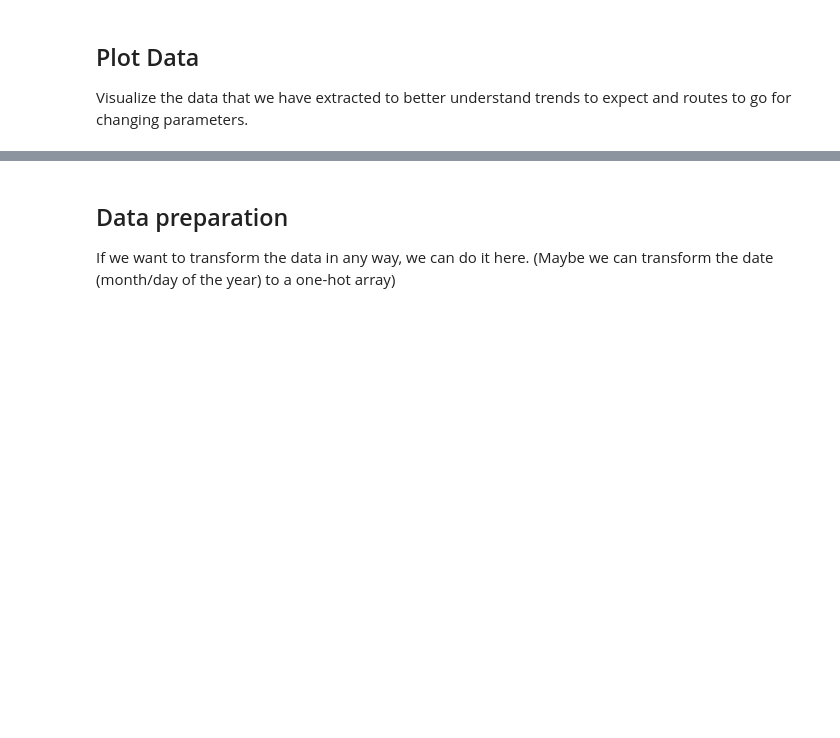
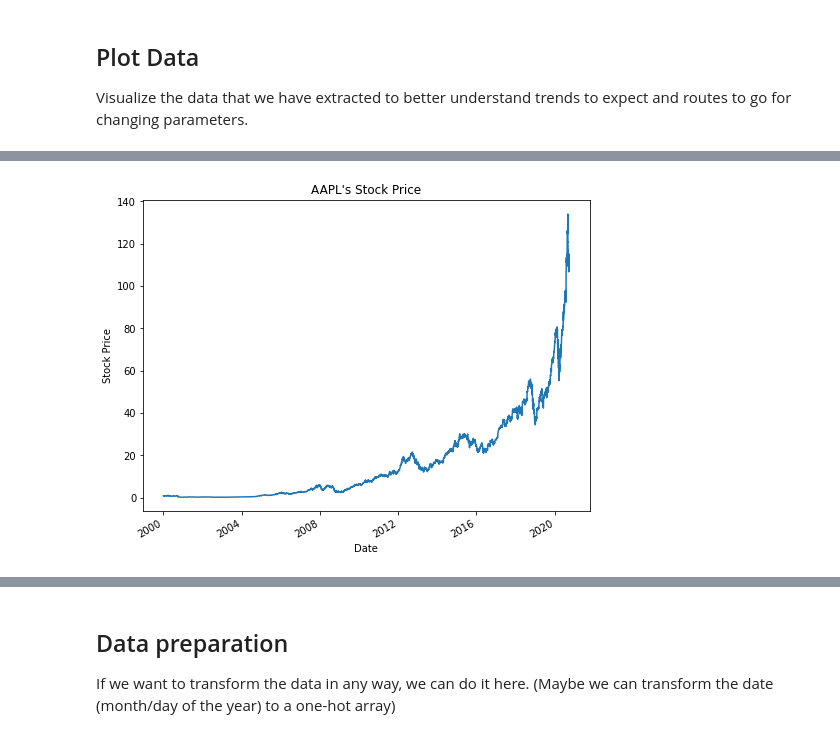
Before and after one commit to yinzhema/Predicting-The-Market-Stock-Analysis, a Jupyter notebook: main.ipynb, the cells around one changed output, grey strips where cells are left out. Saved outputs shown, nothing was run; the diff lists cells and outputs as text; code cells hidden in the pictures; blank space fills up the shorter version.

```diff
--- a/main.ipynb
+++ b/main.ipynb
@@ -43,0 +46,59 @@ ax1.set_ylabel('yLabel')
+# %%
+# Quarterly history of Tablular data:
+def cleanHist(hist):
+    clean_hist = hist.copy()
+    for index, row in hist.iterrows():
+        if np.isnan(row['Open']):
+            clean_hist = clean_hist.drop(index)
+    return clean_hist
+
+# Converts timestamp object to nice-looking date
+def convertTimeStamp(timestamp):
+    return str(timestamp)[5:7] + "/" + str(timestamp)[:4]
+
+def getDates(index):
+    return [convertTimeStamp(timestamp) for timestamp in index]
+
+quarterly_hist = apple.history(start="2000-01-01", end="2020-09-30", interval="3mo", actions=False)
+quarterly_percent = (quarterly_hist["Close"]-quarterly_hist["Open"])/quarterly_hist["Open"]*100
+quarterly_hist["%Increase"] = quarterly_percent
+quarterly_hist = cleanHist(quarterly_hist)
+
+# Table of quarterly data
+fig = go.Figure(data=[go.Table(
+    header=dict(values=['Date'] + list(quarterly_hist.columns),
+                fill_color='paleturquoise',
+                align='left'),
+    cells=dict(values=[getDates(quarterly_hist.index), round(quarterly_hist['Open'], 4),
+                       round(quarterly_hist['High'], 4), round(quarterly_hist['Low'], 4),
+                       round(quarterly_hist['Close'], 4), quarterly_hist['Volume'],
+                       round(quarterly_hist['%Increase'], 4)],
+               fill_color='lavender',
+               align='center'))
+])
+
+fig.show()
+
+# AAPL Stock Price
+fig = plt.figure(figsize=(8, 14))
+ax1 = fig.add_subplot(211)
+ax1.set_title('AAPL\'s Stock Price')
+ax1.set_xlabel('Date')
+ax1.set_ylabel('Stock Price')
+hist["Close"].plot()
+plt.show()
+
+# AAPL Bar Chart
+bar_chart = {
+    'x': hist.index,
+    'open': hist.Open,
+    'close': hist.Close,
+    'high': hist.High,
+    'low': hist.Low,
+    'type': 'candlestick',
+    'name': 'AAPL',
+    'showlegend': True
+}
+
+pio.show(bar_chart)
+# %% [output]
@@ -43,0 +106 @@ ax1.set_ylabel('yLabel')
+[figure, added]
```
Also changed, not shown: parts of 6 cells of this notebook.
